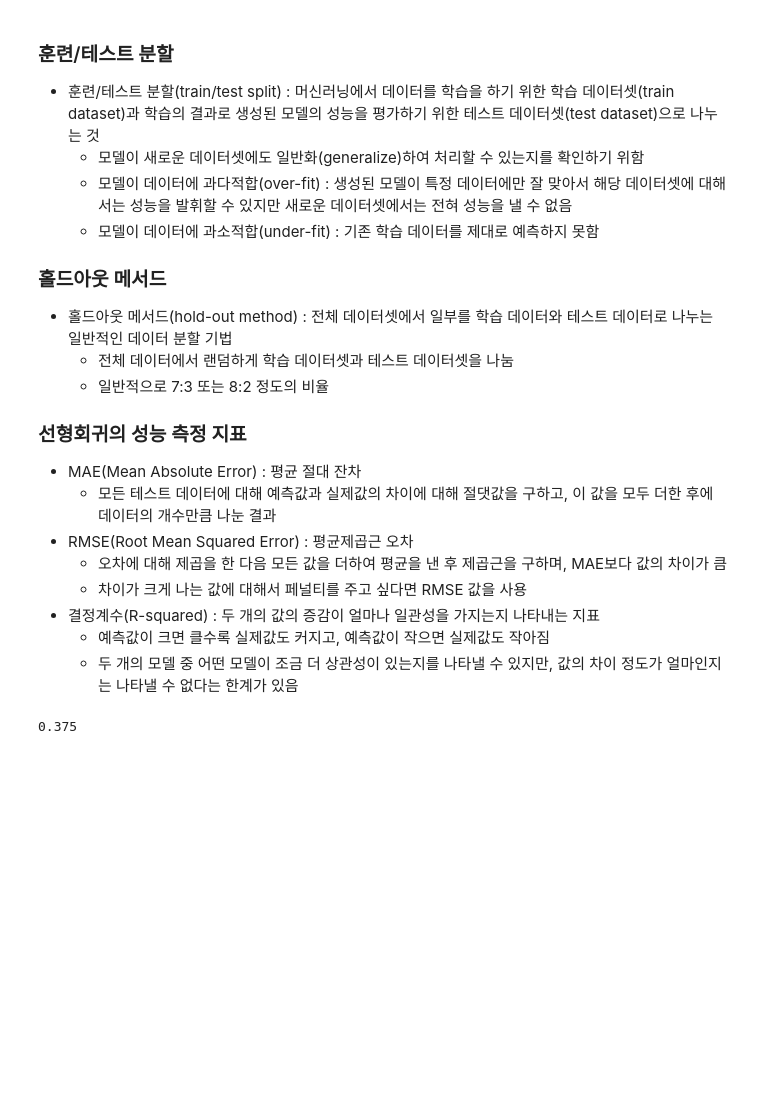
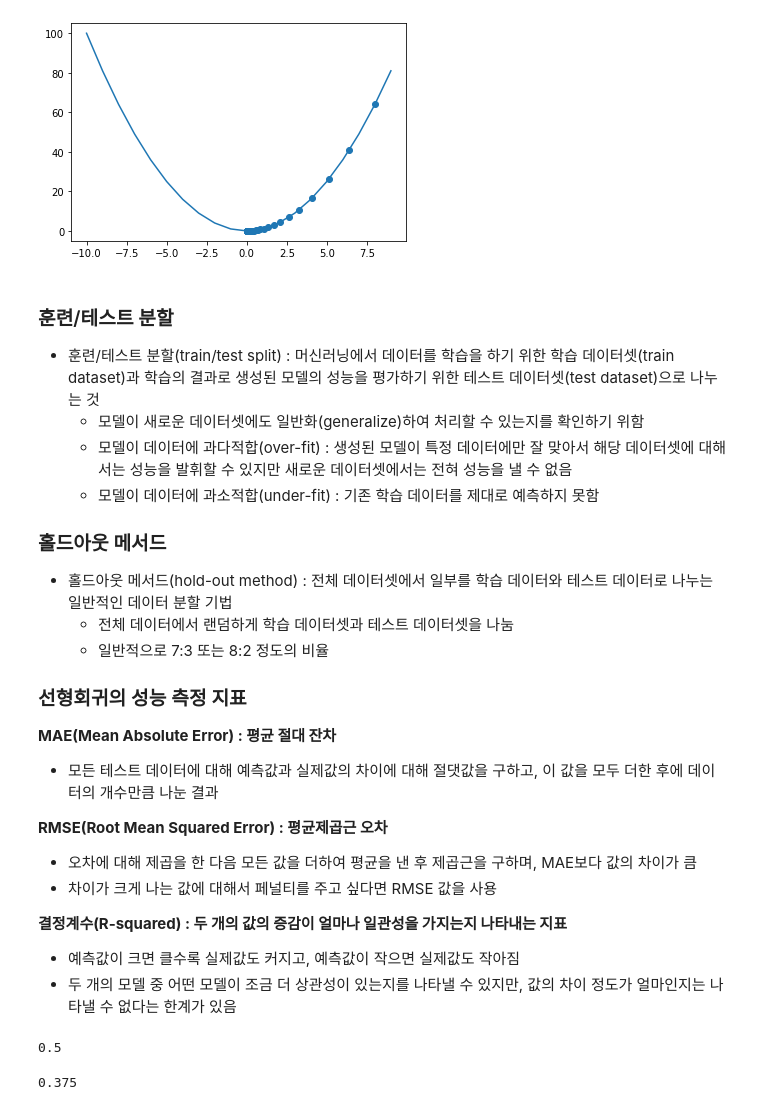
Before and after one commit to Laeti-Park/Data-Science, a Jupyter notebook: N1-Python-Machine-Learning/Study7.ipynb, the cells around one changed output. Drawn from its saved outputs; the diff is of its cells as text; code cells hidden in the pictures; blank space fills up the shorter version.

```diff
--- a/N1-Python-Machine-Learning/Study7.ipynb
+++ b/N1-Python-Machine-Learning/Study7.ipynb
@@ -27,3 +52,18 @@
+# %%
+x_new = 10
+derivative = []
+y = []
+learng_rate = 0.1
+for i in range(100):
+    old_value = x_new
+    derivative.append(old_value - learng_rate * 2 * old_value)
+    x_new = old_value - learng_rate * 2 * old_value
+    y.append(x_new ** 2)
+plt.plot(x, f_x)
+plt.scatter(derivative, y)
+plt.show()
+# %% [output]
+[figure, added]
 # %% [markdown]
 ### 훈련/테스트 분할
 - 훈련/테스트 분할(train/test split) : 머신러닝에서 데이터를 학습을 하기 위한 학습 데이터셋(train dataset)과 학습의 결과로 생성된 모델의 성능을 평가하기 위한 테스트 데이터셋(test dataset)으로 나누는 것
@@ -37,26 +77,23 @@
   - 일반적으로 7:3 또는 8:2 정도의 비율
 
 ### 선형회귀의 성능 측정 지표
-- MAE(Mean Absolute Error) : 평균 절대 잔차
+__MAE(Mean Absolute Error) : 평균 절대 잔차__
   - 모든 테스트 데이터에 대해 예측값과 실제값의 차이에 대해 절댓값을 구하고, 이 값을 모두 더한 후에 데이터의 개수만큼 나눈 결과
-- RMSE(Root Mean Squared Error) : 평균제곱근 오차
+
+__RMSE(Root Mean Squared Error) : 평균제곱근 오차__
   - 오차에 대해 제곱을 한 다음 모든 값을 더하여 평균을 낸 후 제곱근을 구하며, MAE보다 값의 차이가 큼
   - 차이가 크게 나는 값에 대해서 페널티를 주고 싶다면 RMSE 값을 사용
-- 결정계수(R-squared) : 두 개의 값의 증감이 얼마나 일관성을 가지는지 나타내는 지표
+
+__결정계수(R-squared) : 두 개의 값의 증감이 얼마나 일관성을 가지는지 나타내는 지표__
   - 예측값이 크면 클수록 실제값도 커지고, 예측값이 작으면 실제값도 작아짐
   - 두 개의 모델 중 어떤 모델이 조금 더 상관성이 있는지를 나타낼 수 있지만, 값의 차이 정도가 얼마인지는 나타낼 수 없다는 한계가 있음
 # %%
-import matplotlib.pyplot as plt
-import numpy as np
 import random
 from sklearn.model_selection import train_test_split
-from sklearn.metrics import median_absolute_error
 
 X, y = np.arange(10).reshape((5, 2)), range(5)
 
 X_train, X_test, y_train, y_test = train_test_split(  # train_test_split : 훈련/테스트 데이터 분할 함수
     X, y, test_size=0.33, random_state=42)
-
-y_true = [3, -0.5, 2, 7]
-y_pred = [2.5, 0.0, 2, 8]
-median_absolute_error(y_true, y_pred)  # median_absolute_error : MAE를 구하는 함수
+# %% [output]
+0.5
```
Also changed, not shown: parts of 11 cells of this notebook, 1 other file.
